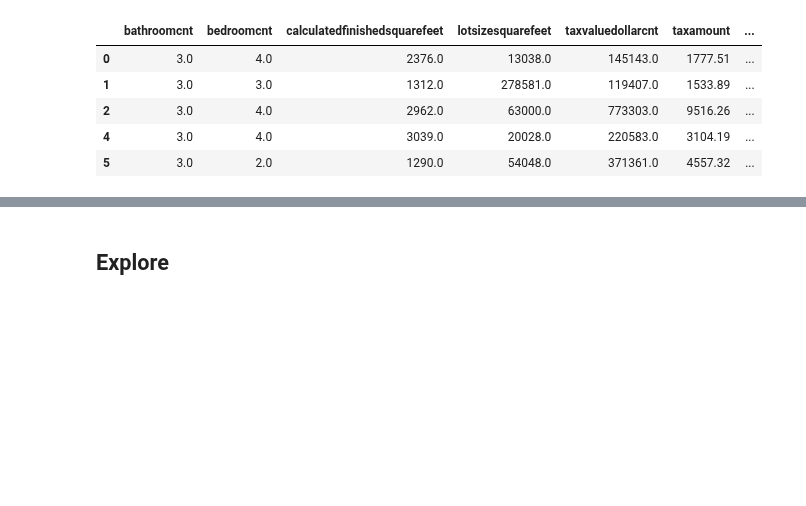
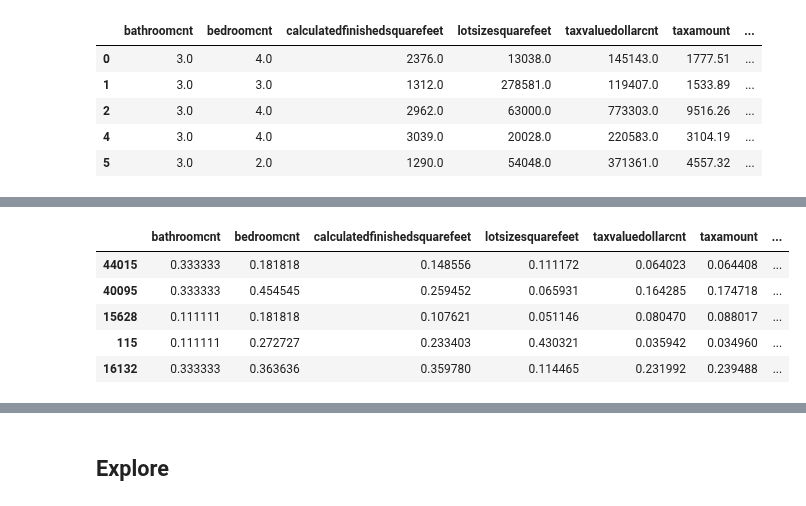
Before and after one commit to SamuelD-Data/zillow_clustering_project, a Jupyter notebook: zillow_clustering_project_notebook.ipynb, the cells around one changed output, grey strips where cells are left out. Drawn from its saved outputs; the diff is of its cells as text; code cells hidden in the pictures; blank space fills up the shorter version.

```diff
--- a/zillow_clustering_project_notebook.ipynb
+++ b/zillow_clustering_project_notebook.ipynb
@@ -447,0 +549,11 @@ NameError: name 'split_data' is not defined
+# %%
+train, validate, test = data_scaler(train, validate, test)
+# %%
+train.head()
+# %% [output]
+|  | bathroomcnt | bedroomcnt | calculatedfinishedsquarefeet | lotsizesquarefeet | taxvaluedollarcnt | taxamount | ... |
+| 44015 | 0.333333 | 0.181818 | 0.148556 | 0.111172 | 0.064023 | 0.064408 | ... |
+| 40095 | 0.333333 | 0.454545 | 0.259452 | 0.065931 | 0.164285 | 0.174718 | ... |
+| 15628 | 0.111111 | 0.181818 | 0.107621 | 0.051146 | 0.080470 | 0.088017 | ... |
+| 115 | 0.111111 | 0.272727 | 0.233403 | 0.430321 | 0.035942 | 0.034960 | ... |
+| 16132 | 0.333333 | 0.363636 | 0.359780 | 0.114465 | 0.231992 | 0.239488 | ... |
```
Also changed, not shown: parts of 40 cells of this notebook.
